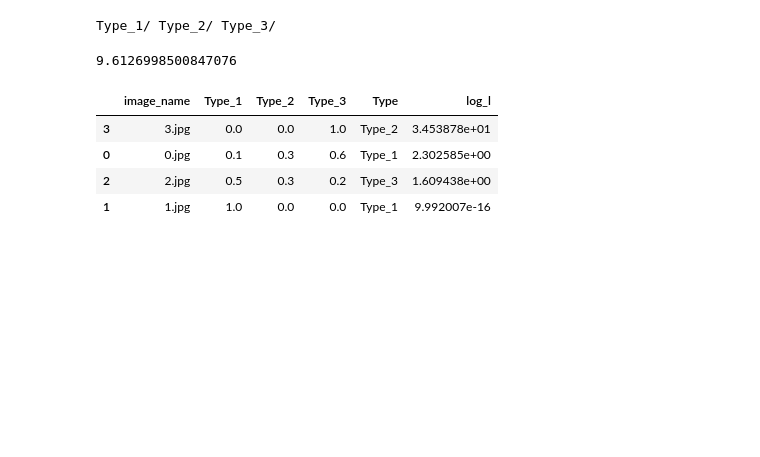
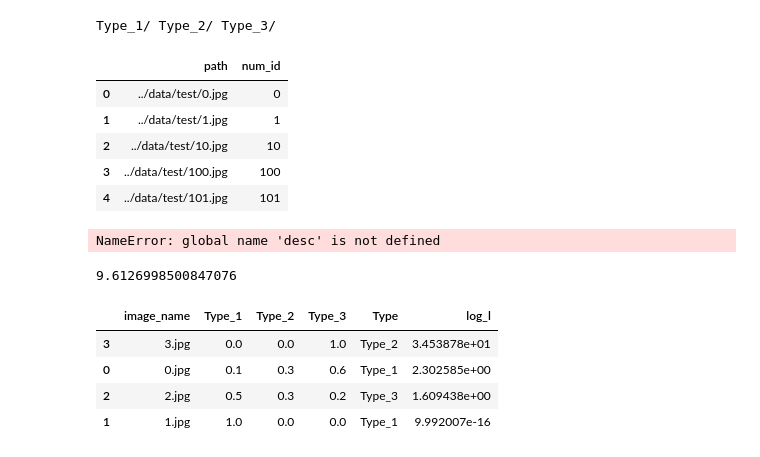
Before and after one commit to DBCerigo/kaggle-cervix, a Jupyter notebook: dbc/Cervix1.ipynb, the cells around one changed output. Drawn from its saved outputs; the diff is of its cells as text; code cells hidden in the pictures; blank space fills up the shorter version.

```diff
--- a/dbc/Cervix1.ipynb
+++ b/dbc/Cervix1.ipynb
@@ -25,3 +23,17 @@ df = cervix.data.make_base_df()
+# %%
+df = c.data.make_base_df()
+tdf = c.data.make_test_df(); tdf.head()
+# %% [output]
+|  | path | num_id |
+| 0 | ../data/test/0.jpg | 0 |
+| 1 | ../data/test/1.jpg | 1 |
+| 2 | ../data/test/10.jpg | 10 |
+| 3 | ../data/test/100.jpg | 100 |
+| 4 | ../data/test/101.jpg | 101 |
+# %%
+df = c.processing.save_grayscale(df)
+# %% [output]
+NameError: global name 'desc' is not defined
 # %%
 score, ldf = cervix.submission.compute_losses('../data/dev_submission.csv')
 # %%
```
Also changed, not shown: parts of 3 cells of this notebook.
